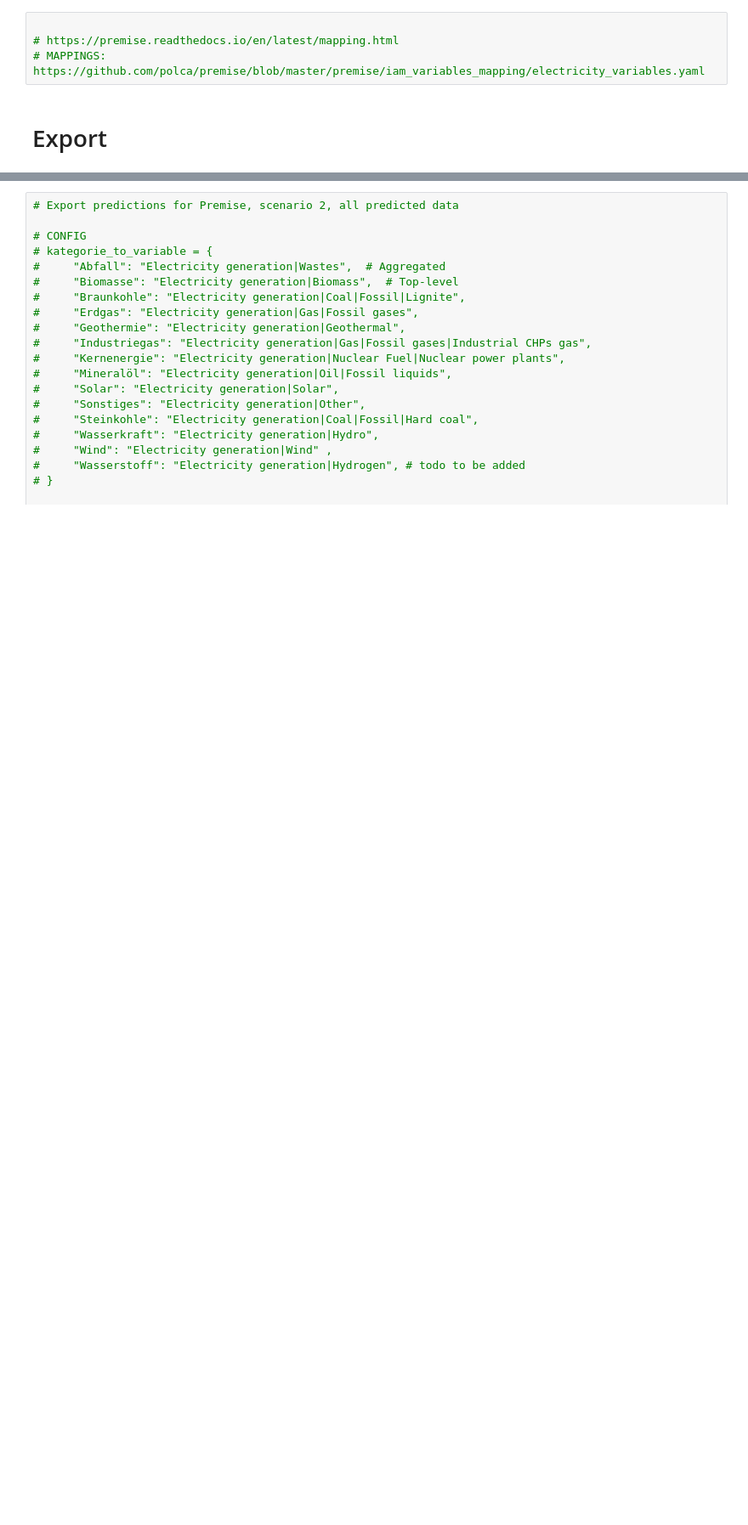
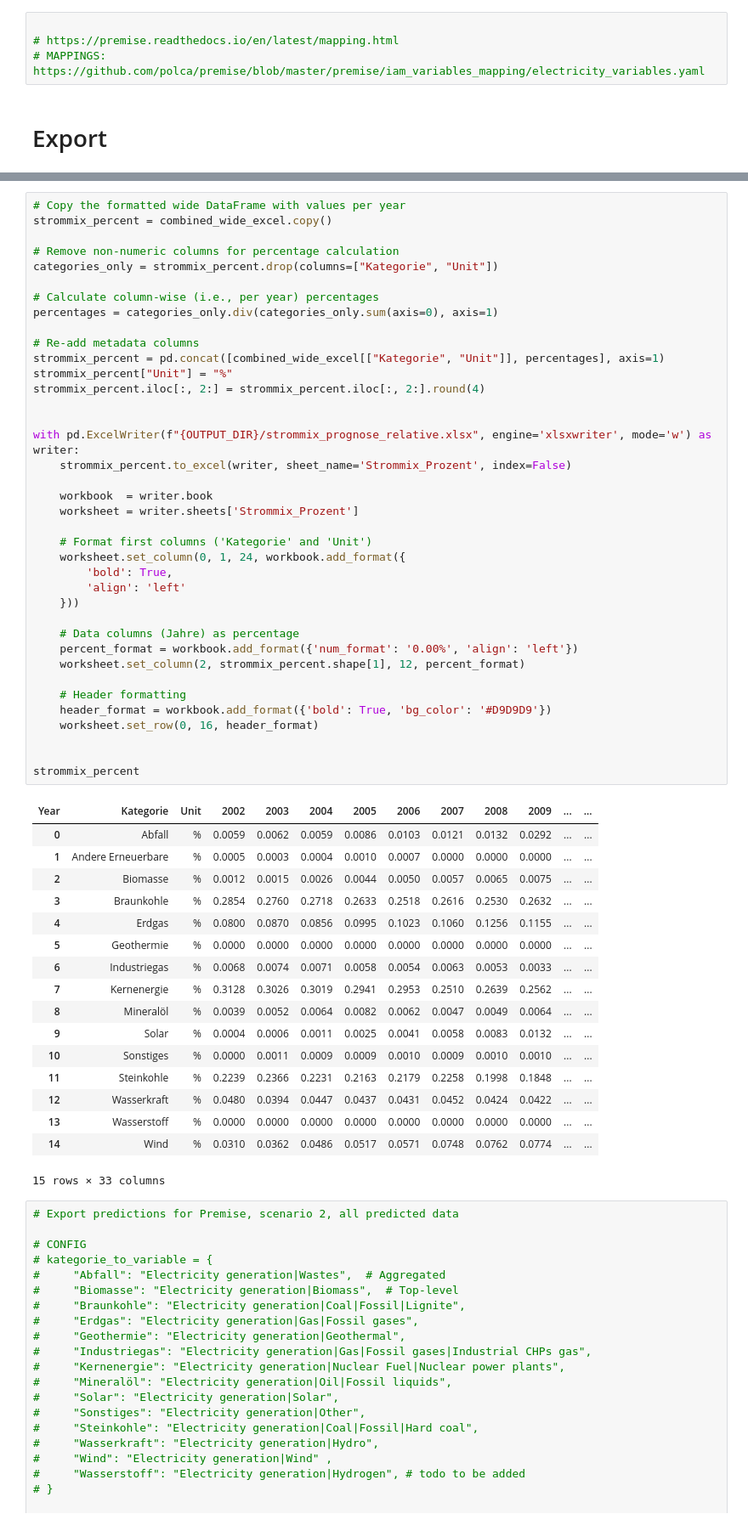
Before and after one commit to SultanGabriel/de_gridmix, a Jupyter notebook: destatis.ipynb, the cells around one changed output, grey strips where cells are left out. Shown at 85% size. Drawn from its saved outputs; the diff is of its cells as text; blank space fills up the shorter version.

```diff
--- a/destatis.ipynb
+++ b/destatis.ipynb
@@ -1101,3 +1484,59 @@ strommix_wide.head(20)
+# %%
+# Copy the formatted wide DataFrame with values per year
+strommix_percent = combined_wide_excel.copy()
+
+# Remove non-numeric columns for percentage calculation
+categories_only = strommix_percent.drop(columns=["Kategorie", "Unit"])
+
+# Calculate column-wise (i.e., per year) percentages
+percentages = categories_only.div(categories_only.sum(axis=0), axis=1)
+
+# Re-add metadata columns
+strommix_percent = pd.concat([combined_wide_excel[["Kategorie", "Unit"]], percentages], axis=1)
+strommix_percent["Unit"] = "%"
+strommix_percent.iloc[:, 2:] = strommix_percent.iloc[:, 2:].round(4)
+
+
+with pd.ExcelWriter(f"{OUTPUT_DIR}/strommix_prognose_relative.xlsx", engine='xlsxwriter', mode='w') as writer:
+    strommix_percent.to_excel(writer, sheet_name='Strommix_Prozent', index=False)
+
+    workbook  = writer.book
+    worksheet = writer.sheets['Strommix_Prozent']
+
+    # Format first columns ('Kategorie' and 'Unit')
+    worksheet.set_column(0, 1, 24, workbook.add_format({
+        'bold': True,
+        'align': 'left'
+    }))
+
+    # Data columns (Jahre) as percentage
+    percent_format = workbook.add_format({'num_format': '0.00%', 'align': 'left'})
+    worksheet.set_column(2, strommix_percent.shape[1], 12, percent_format)
+
+    # Header formatting
+    header_format = workbook.add_format({'bold': True, 'bg_color': '#D9D9D9'})
+    worksheet.set_row(0, 16, header_format)
+
+
+strommix_percent
+# %% [output]
+| Year | Kategorie | Unit | 2002 | 2003 | 2004 | 2005 | 2006 | 2007 | 2008 | 2009 | ... | ... |
+| 0 | Abfall | % | 0.0059 | 0.0062 | 0.0059 | 0.0086 | 0.0103 | 0.0121 | 0.0132 | 0.0292 | ... | ... |
+| 1 | Andere Erneuerbare | % | 0.0005 | 0.0003 | 0.0004 | 0.0010 | 0.0007 | 0.0000 | 0.0000 | 0.0000 | ... | ... |
+| 2 | Biomasse | % | 0.0012 | 0.0015 | 0.0026 | 0.0044 | 0.0050 | 0.0057 | 0.0065 | 0.0075 | ... | ... |
+| 3 | Braunkohle | % | 0.2854 | 0.2760 | 0.2718 | 0.2633 | 0.2518 | 0.2616 | 0.2530 | 0.2632 | ... | ... |
+| 4 | Erdgas | % | 0.0800 | 0.0870 | 0.0856 | 0.0995 | 0.1023 | 0.1060 | 0.1256 | 0.1155 | ... | ... |
+| 5 | Geothermie | % | 0.0000 | 0.0000 | 0.0000 | 0.0000 | 0.0000 | 0.0000 | 0.0000 | 0.0000 | ... | ... |
+| 6 | Industriegas | % | 0.0068 | 0.0074 | 0.0071 | 0.0058 | 0.0054 | 0.0063 | 0.0053 | 0.0033 | ... | ... |
+| 7 | Kernenergie | % | 0.3128 | 0.3026 | 0.3019 | 0.2941 | 0.2953 | 0.2510 | 0.2639 | 0.2562 | ... | ... |
+| 8 | Mineralöl | % | 0.0039 | 0.0052 | 0.0064 | 0.0082 | 0.0062 | 0.0047 | 0.0049 | 0.0064 | ... | ... |
+| 9 | Solar | % | 0.0004 | 0.0006 | 0.0011 | 0.0025 | 0.0041 | 0.0058 | 0.0083 | 0.0132 | ... | ... |
+| 10 | Sonstiges | % | 0.0000 | 0.0011 | 0.0009 | 0.0009 | 0.0010 | 0.0009 | 0.0010 | 0.0010 | ... | ... |
+| 11 | Steinkohle | % | 0.2239 | 0.2366 | 0.2231 | 0.2163 | 0.2179 | 0.2258 | 0.1998 | 0.1848 | ... | ... |
+| 12 | Wasserkraft | % | 0.0480 | 0.0394 | 0.0447 | 0.0437 | 0.0431 | 0.0452 | 0.0424 | 0.0422 | ... | ... |
+| 13 | Wasserstoff | % | 0.0000 | 0.0000 | 0.0000 | 0.0000 | 0.0000 | 0.0000 | 0.0000 | 0.0000 | ... | ... |
+| 14 | Wind | % | 0.0310 | 0.0362 | 0.0486 | 0.0517 | 0.0571 | 0.0748 | 0.0762 | 0.0774 | ... | ... |
+15 rows × 33 columns
 # %%
 # Export predictions for Premise, scenario 2, all predicted data
 
```
Also changed, not shown: parts of 22 cells of this notebook, 7 other files.
